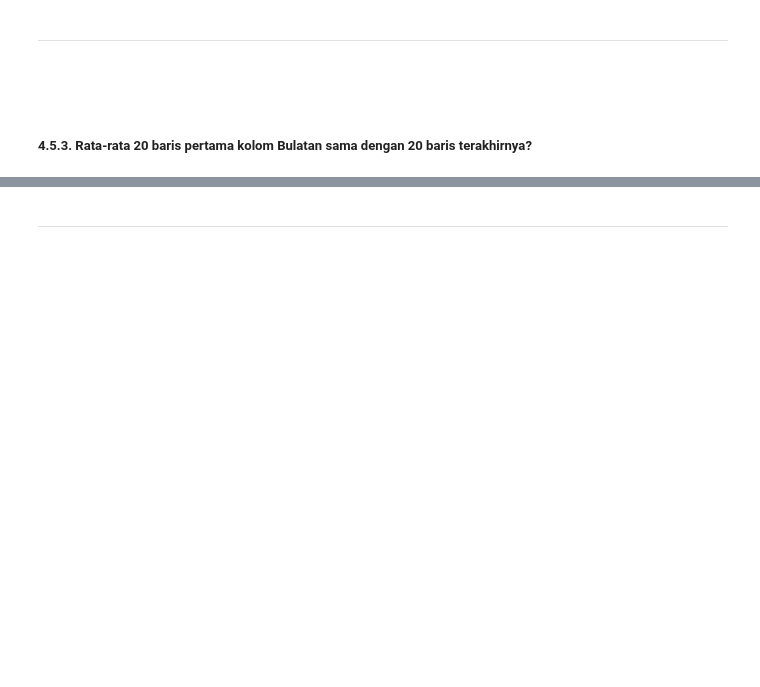
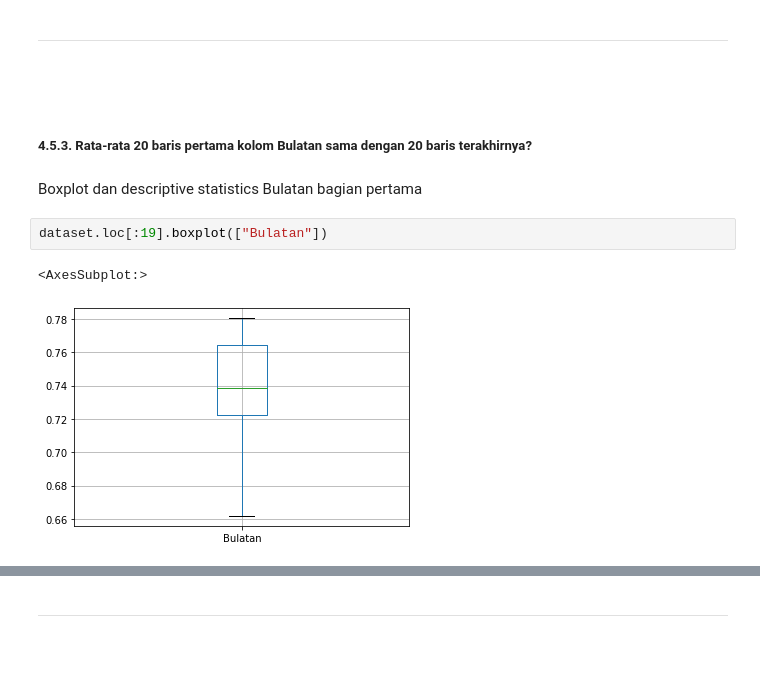
Before and after one commit to Lock1/IF2220-Probstat, a Jupyter notebook: TubesProbstat.ipynb, the cells around one changed output, grey strips where cells are left out. Saved outputs shown, nothing was run; the diff lists cells and outputs as text; blank space fills up the shorter version.

````diff
--- a/TubesProbstat.ipynb
+++ b/TubesProbstat.ipynb
@@ -1103,3 +1272,10 @@ TODO : Add
 ```
 # %% [markdown]
 ##### 4.5.3. Rata-rata 20 baris pertama kolom Bulatan sama dengan 20 baris terakhirnya?
+# %% [markdown]
+Boxplot dan descriptive statistics Bulatan bagian pertama
+# %%
+dataset.loc[:19].boxplot(["Bulatan"])
+# %% [output]
+<AxesSubplot:>
+[figure, added]
````
Also changed, not shown: parts of 75 cells of this notebook, 2 other files.
